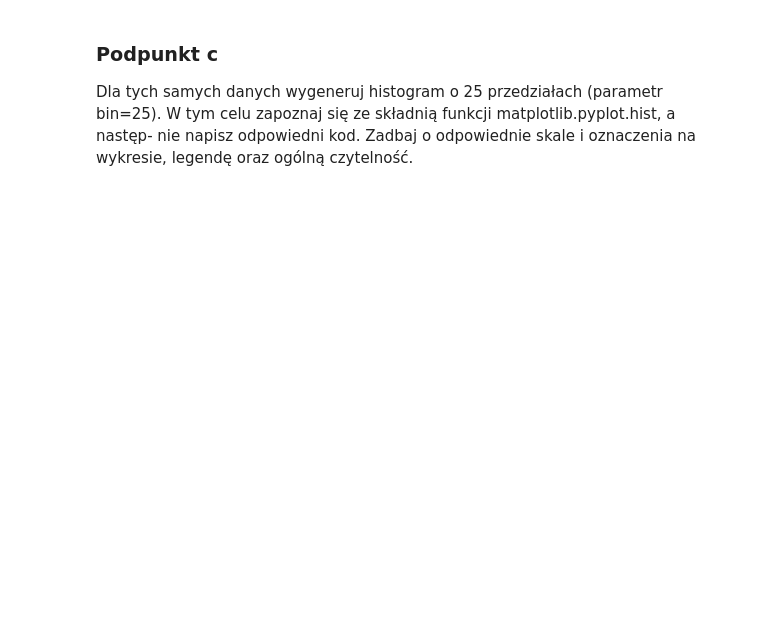
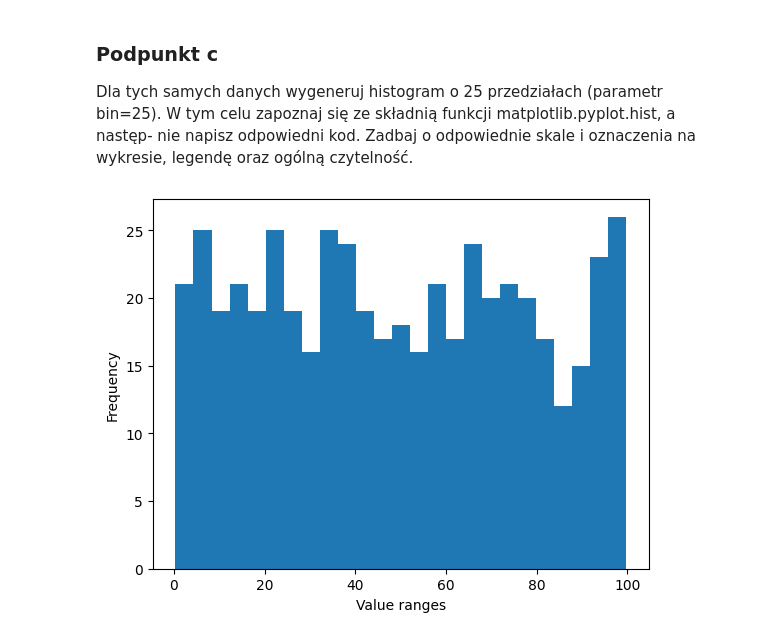
Before and after one commit to yovvanka/python-exercises, a Jupyter notebook: List_1_exercise_1.ipynb, the cells around one changed output. Saved outputs shown, nothing was run; the diff lists cells and outputs as text; code cells hidden in the pictures; blank space fills up the shorter version.

```diff
--- a/List_1_exercise_1.ipynb
+++ b/List_1_exercise_1.ipynb
@@ -43,3 +43,10 @@ mpl.scatter(range(0, len(random_uniform)), random_uniform)
 # %% [markdown]
 ### Podpunkt c
 Dla tych samych danych wygeneruj histogram o 25 przedziałach (parametr bin=25). W tym celu zapoznaj się ze składnią funkcji matplotlib.pyplot.hist, a następ- nie napisz odpowiedni kod. Zadbaj o odpowiednie skale i oznaczenia na wykresie, legendę oraz ogólną czytelność.
+# %%
+mpl.hist(random_uniform, bins=25)
+mpl.xlabel("Value ranges")
+mpl.ylabel("Frequency")
+mpl.show()
+# %% [output]
+[figure, added]
```
Also changed, not shown: parts of 2 cells of this notebook, 1 other file.
